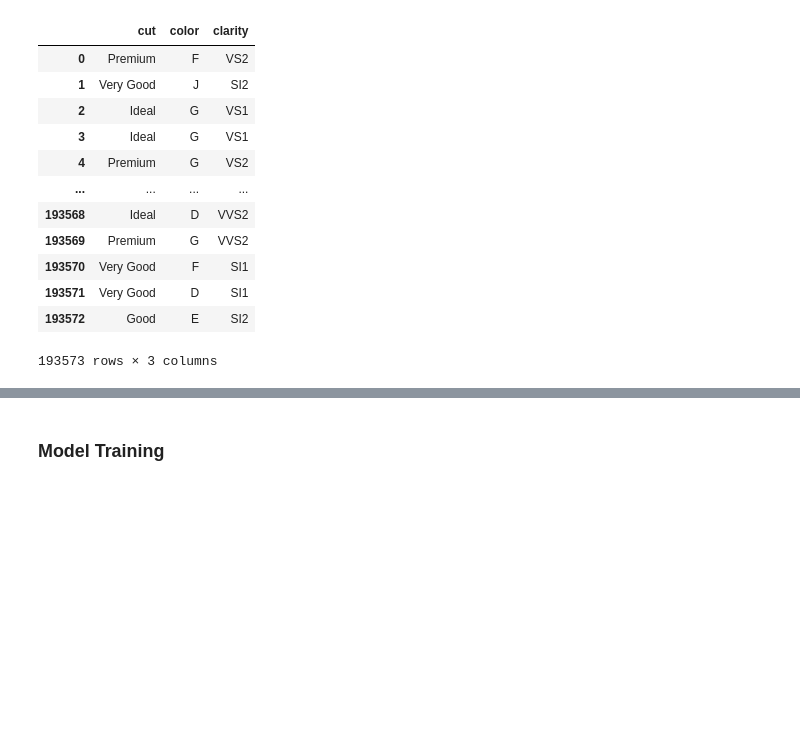
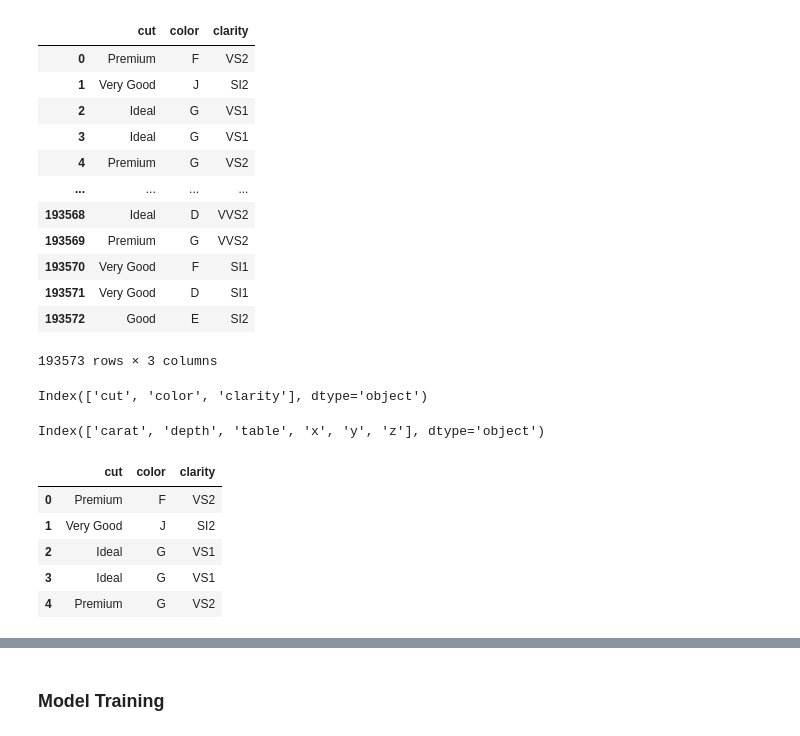
Before and after one commit to devendraaa/Diamond_Price_prediction_MLOPS, a Jupyter notebook: experiment/experiment.ipynb, the cells around one changed output, grey strips where cells are left out. Saved outputs shown, nothing was run; the diff lists cells and outputs as text; code cells hidden in the pictures; blank space fills up the shorter version.

```diff
--- a/experiment/experiment.ipynb
+++ b/experiment/experiment.ipynb
@@ -227,0 +109,17 @@ num_cols = X.select_dtypes(exclude="object")
+# %%
+cat_cols
+# %% [output]
+Index(['cut', 'color', 'clarity'], dtype='object')
+# %%
+num_cols
+# %% [output]
+Index(['carat', 'depth', 'table', 'x', 'y', 'z'], dtype='object')
+# %%
+X.select_dtypes(include="object").head()
+# %% [output]
+|  | cut | color | clarity |
+| 0 | Premium | F | VS2 |
+| 1 | Very Good | J | SI2 |
+| 2 | Ideal | G | VS1 |
+| 3 | Ideal | G | VS1 |
+| 4 | Premium | G | VS2 |
```
Also changed, not shown: parts of 36 cells of this notebook.
